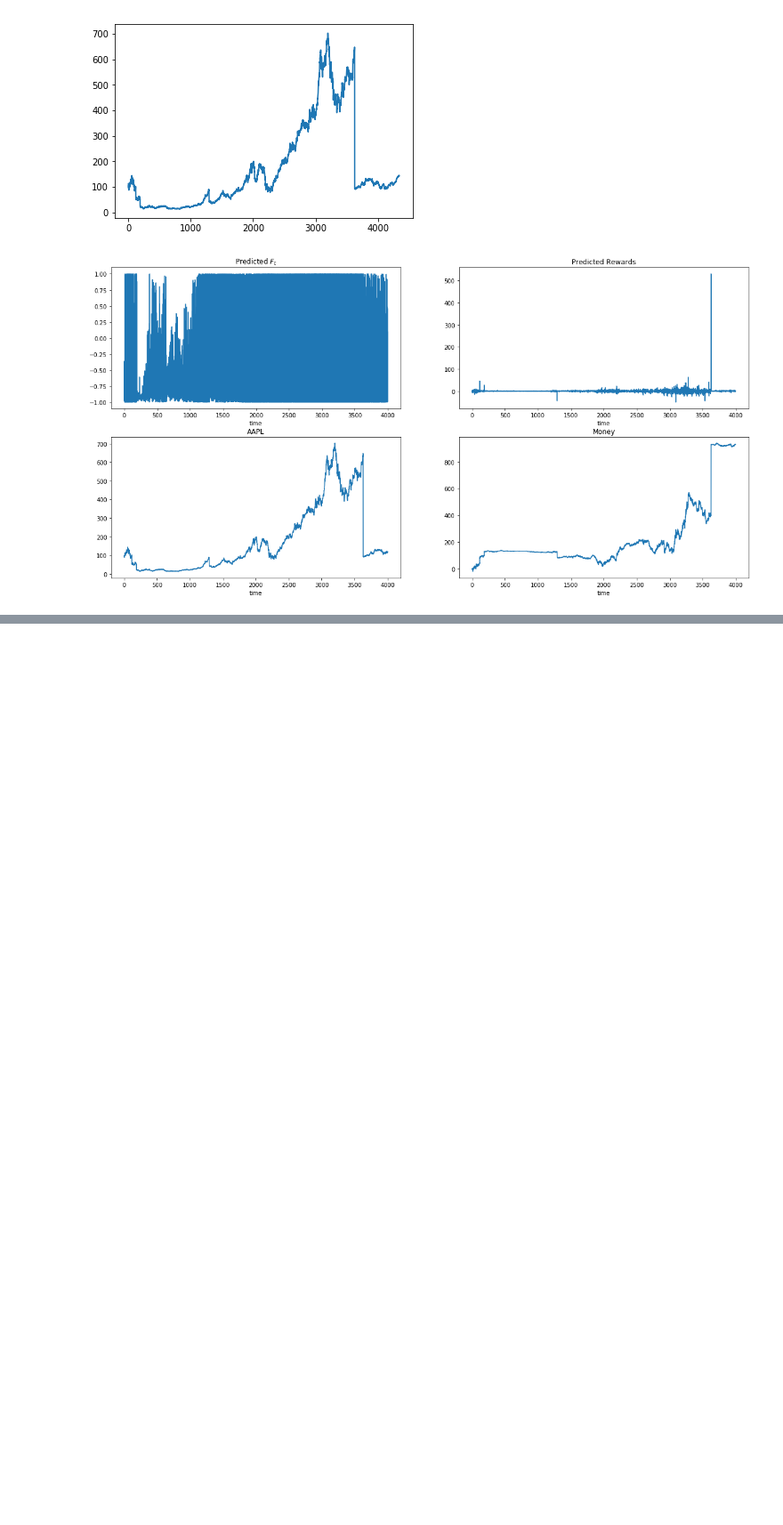
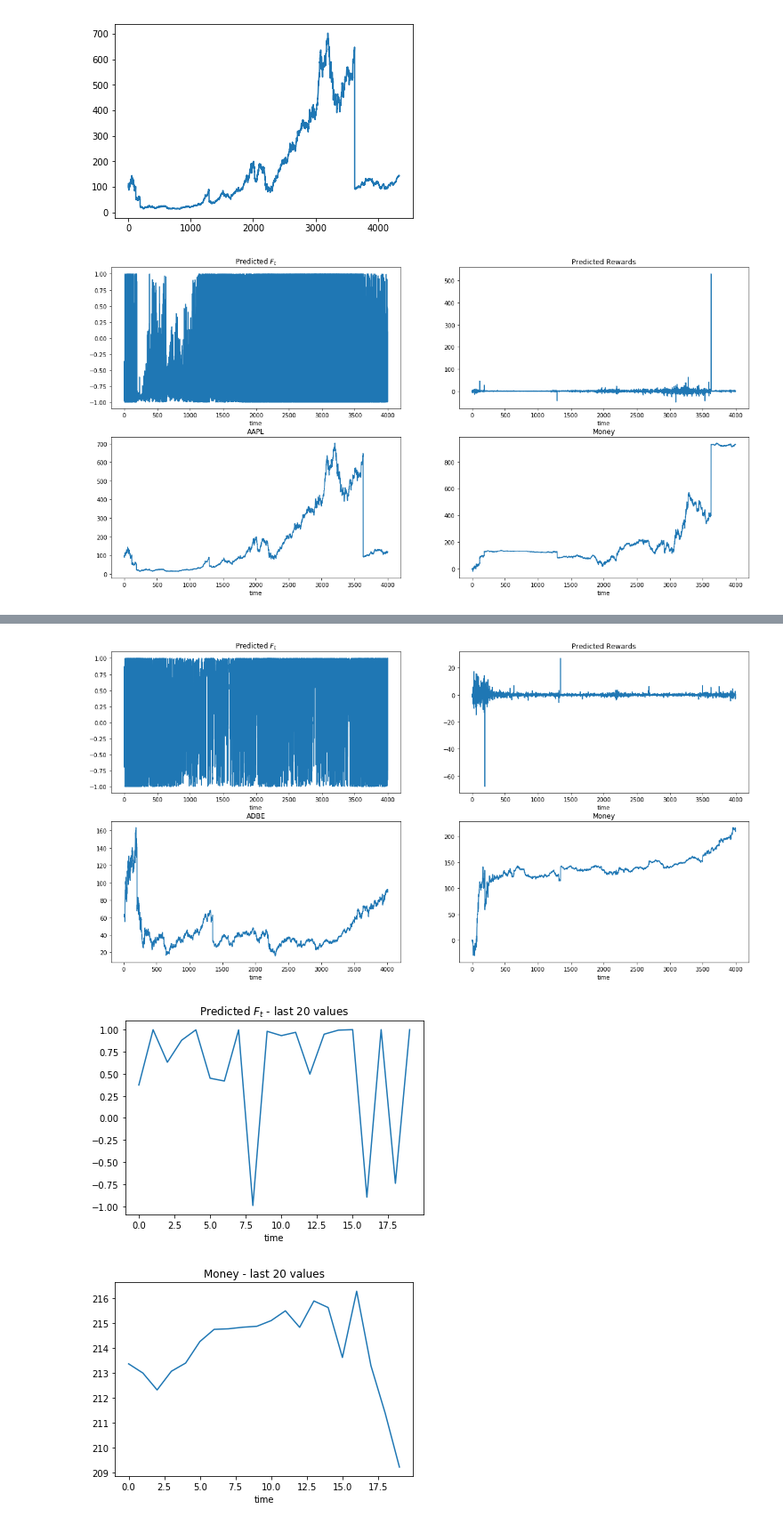
Before and after one commit to FRTP/Algorithms, a Jupyter notebook: src/main_test.ipynb, the cells around one changed output, grey strips where cells are left out. Shown at 89% size. Saved outputs shown, nothing was run; the diff lists cells and outputs as text; code cells hidden in the pictures; blank space fills up the shorter version.

```diff
--- a/src/main_test.ipynb
+++ b/src/main_test.ipynb
@@ -483,6 +483,23 @@ def agent_run(name, just_data, returns, M, n_steps, start_position, window_size,
     plt.title('Money')
     plt.xlabel('time')
     plt.show()
+
+    # Plot last 20 values.
+
+    plt.plot(F_predictions[-20:])
+    plt.title('Predicted $F_t$ - last 20 values')
+    plt.xlabel('time')
+    plt.show()
+
+    plt.plot(money[-20:])
+    plt.title('Money - last 20 values')
+    plt.xlabel('time')
+    plt.show()
+
+    plt.plot(just_data[start_position + window_size:start_position + window_size + n_steps][-20:])
+    plt.title(name + ' - last 20 values')
+    plt.xlabel('time')
+    plt.show()
 # %%
 data, returns = get_data('data/yah_stocks/AAPL.csv')
 # %% [output]
@@ -545,0 +567,6 @@ agent_run('AAPL', data, returns, 2, 4000, 0, 3, num_iter_learn=10)
+# %%
+agent_run('ADBE', data, returns, 10, 4000, 0, 11, num_iter_learn=10)
+# %% [output]
+[figure, added]
+[figure, added]
+[figure, added]
```
Also changed, not shown: parts of 2 cells of this notebook, 4 other files.
